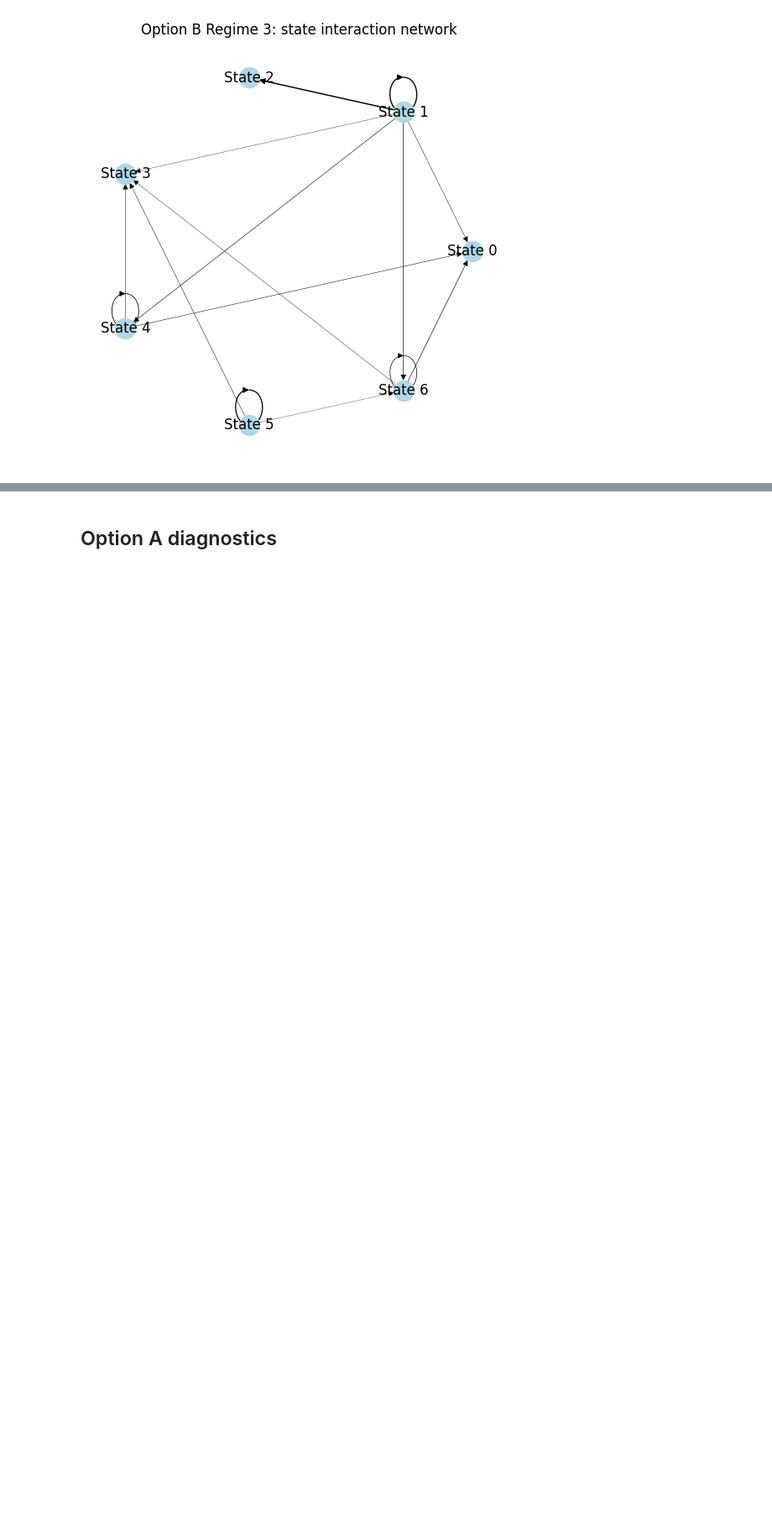
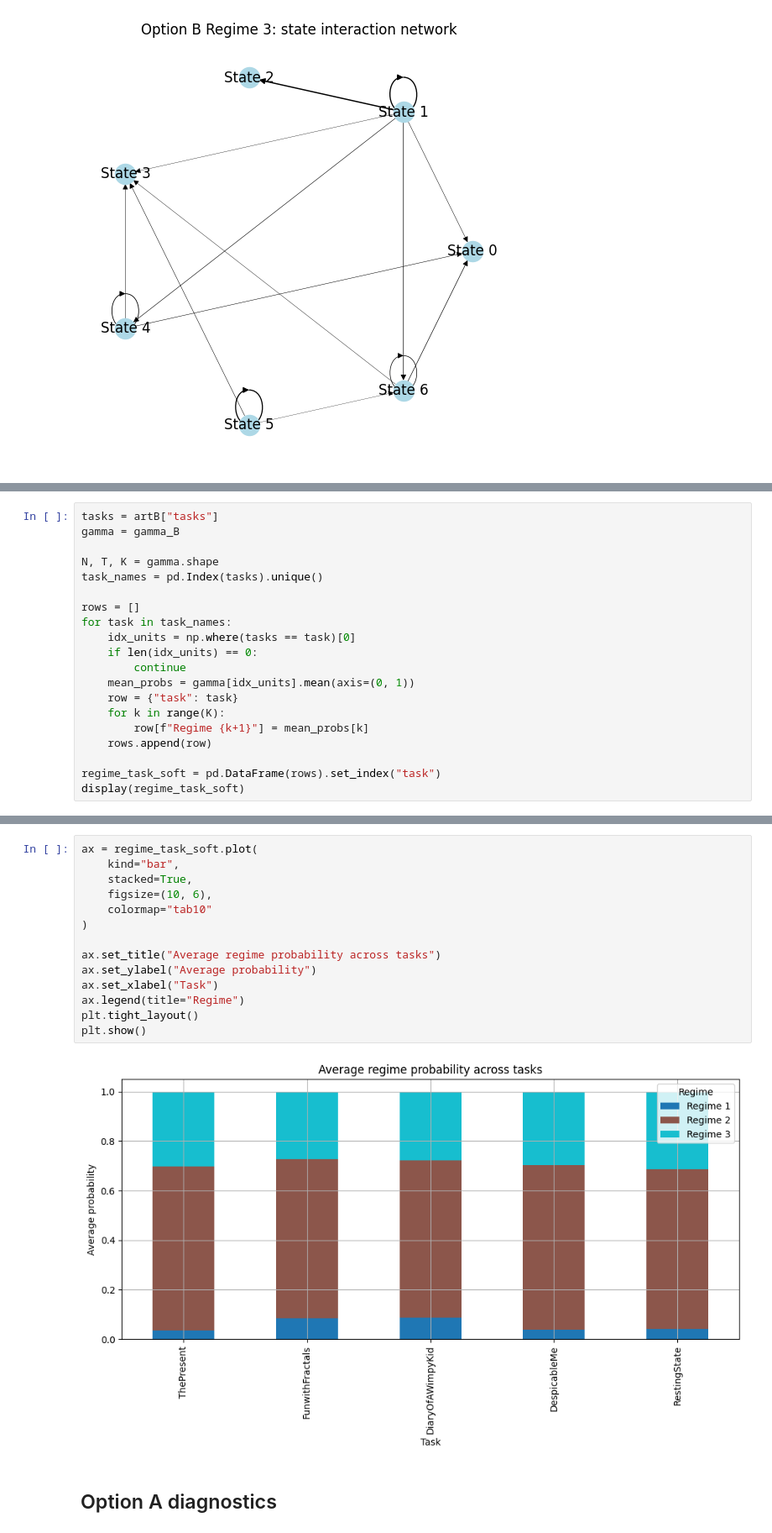
Before and after one commit to navidbahadoran/EEG-Research, a Jupyter notebook: notebooks/final_model_analysis.ipynb, the cells around one changed output, grey strips where cells are left out. Shown at 84% size. Cells and saved outputs as stored; diff of their text form; blank space fills up the shorter version.

```diff
--- a/notebooks/final_model_analysis.ipynb
+++ b/notebooks/final_model_analysis.ipynb
@@ -574,0 +672,20 @@ if artB is not None:
+# %%
+tasks = artB["tasks"]
+gamma = gamma_B
+
+N, T, K = gamma.shape
+task_names = pd.Index(tasks).unique()
+
+rows = []
+for task in task_names:
+    idx_units = np.where(tasks == task)[0]
+    if len(idx_units) == 0:
+        continue
+    mean_probs = gamma[idx_units].mean(axis=(0, 1))
+    row = {"task": task}
+    for k in range(K):
+        row[f"Regime {k+1}"] = mean_probs[k]
+    rows.append(row)
+
+regime_task_soft = pd.DataFrame(rows).set_index("task")
+display(regime_task_soft)
@@ -575,3 +700,19 @@ if artB is not None:
+# %%
+ax = regime_task_soft.plot(
+    kind="bar",
+    stacked=True,
+    figsize=(10, 6),
+    colormap="tab10"
+)
+
+ax.set_title("Average regime probability across tasks")
+ax.set_ylabel("Average probability")
+ax.set_xlabel("Task")
+ax.legend(title="Regime")
+plt.tight_layout()
+plt.show()
+# %% [output]
+[figure, added]
 # %% [markdown]
 ## Option A diagnostics
 # %%
```
Also changed, not shown: parts of 4 cells of this notebook.
